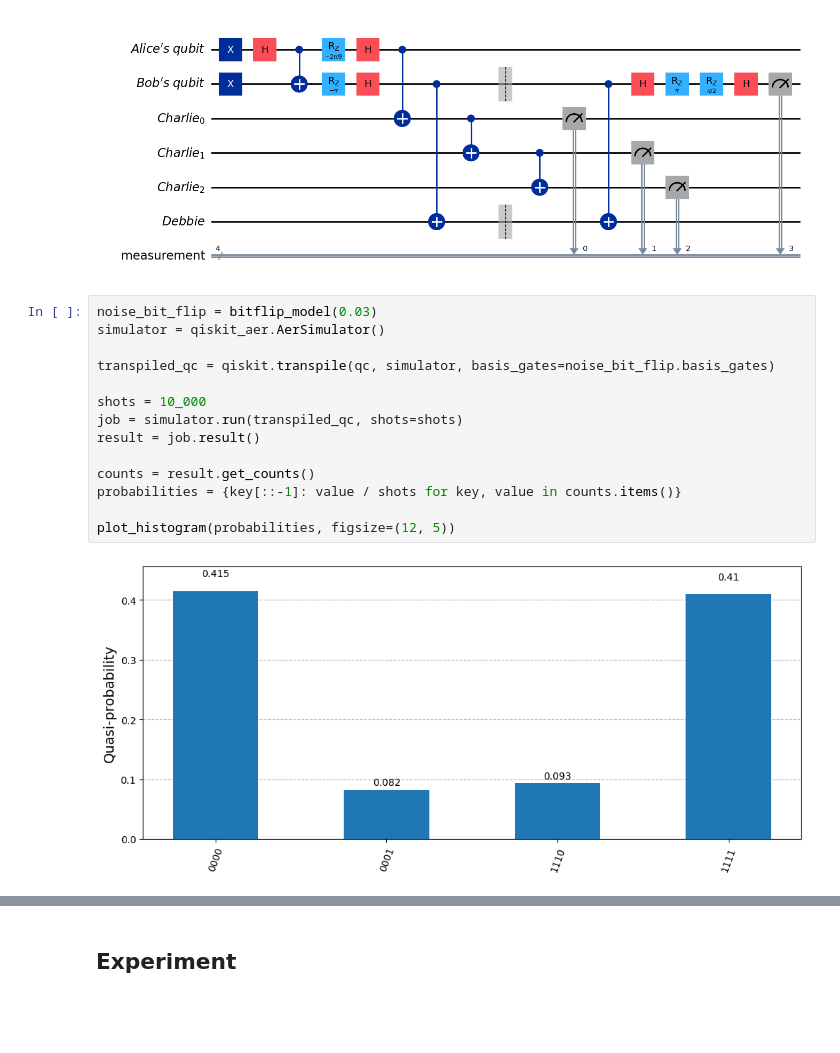
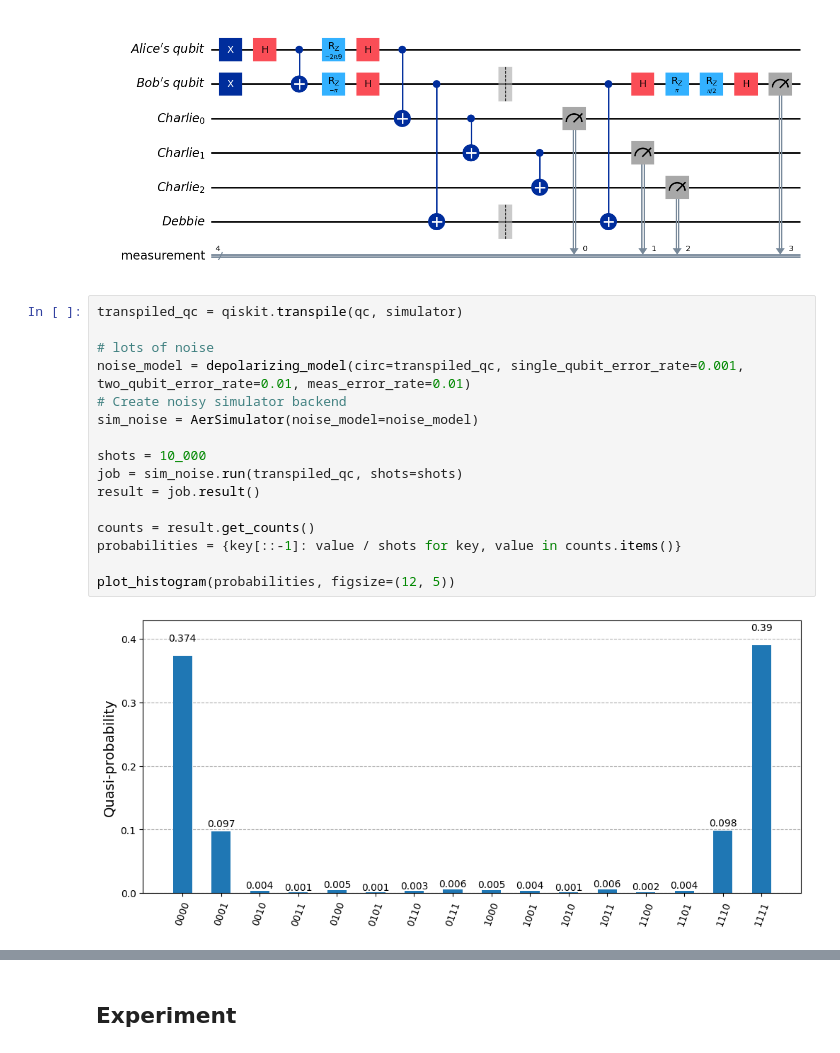
Before and after one commit to unitaryfoundation/wigners_friend, a Jupyter notebook: notebooks/demo.ipynb, the cells around one changed output, grey strips where cells are left out. Cells and saved outputs as stored; diff of their text form; blank space fills up the shorter version.

Commit message:
simplify noise models and update demo

```diff
--- a/notebooks/demo.ipynb
+++ b/notebooks/demo.ipynb
@@ -33,21 +33,23 @@ qc.draw("mpl", style="default")
 # %% [output]
 [figure]
 # %%
-noise_bit_flip = bitflip_model(0.03)
-simulator = qiskit_aer.AerSimulator()
+transpiled_qc = qiskit.transpile(qc, simulator)
 
-transpiled_qc = qiskit.transpile(qc, simulator, basis_gates=noise_bit_flip.basis_gates)
+# lots of noise
+noise_model = depolarizing_model(circ=transpiled_qc, single_qubit_error_rate=0.001, two_qubit_error_rate=0.01, meas_error_rate=0.01)
+# Create noisy simulator backend
+sim_noise = AerSimulator(noise_model=noise_model)
 
 shots = 10_000
-job = simulator.run(transpiled_qc, shots=shots)
+job = sim_noise.run(transpiled_qc, shots=shots)
 result = job.result()
 
 counts = result.get_counts()
 probabilities = {key[::-1]: value / shots for key, value in counts.items()}
 
 plot_histogram(probabilities, figsize=(12, 5))
 # %% [output]
-[figure, old version]
+[figure, new version]
 # %%
 results = {(alice_setting, bob_setting): probabilities}
 dec_res = decode_results(results, charlie_size=charlie_size, debbie_size=debbie_size)
```
Also changed, not shown: parts of 3 cells of this notebook, 1 other file.
